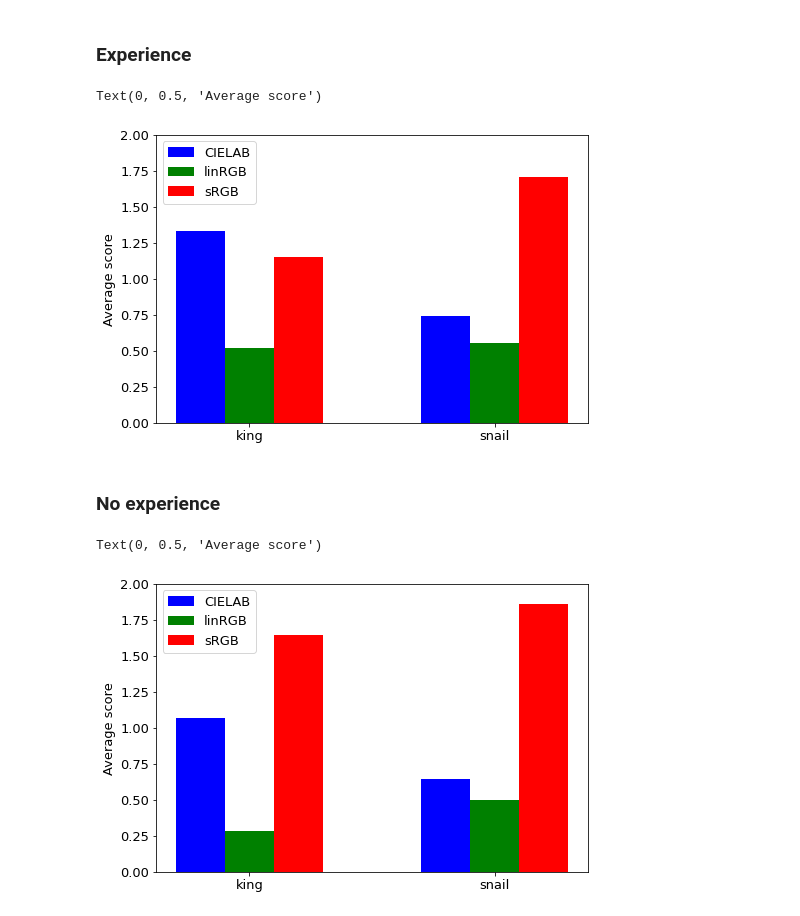
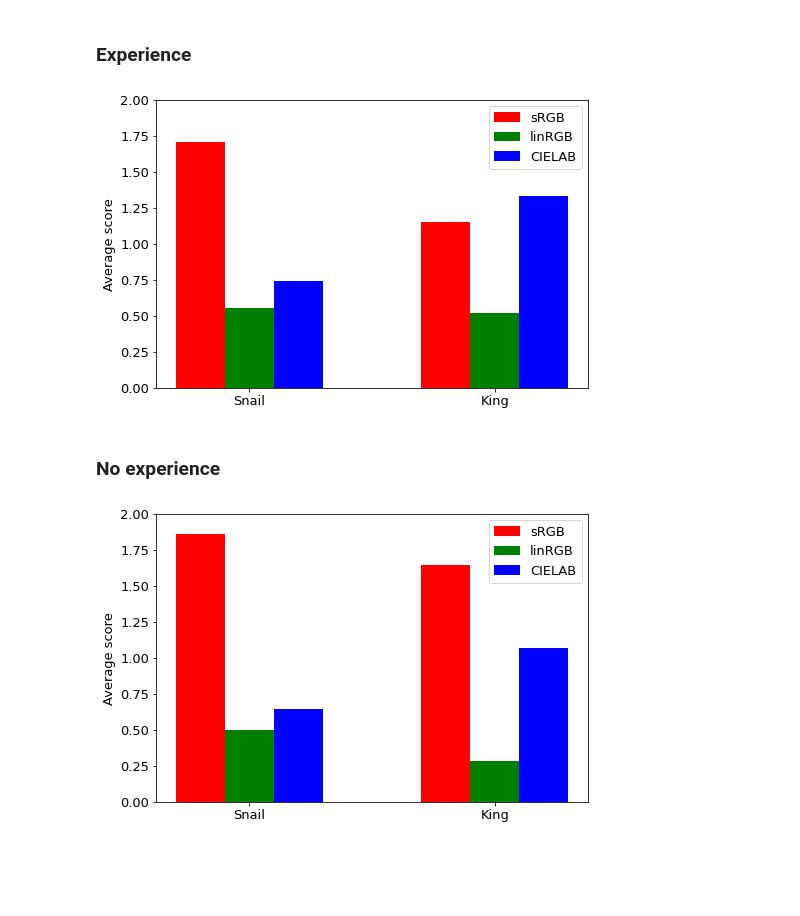
Before and after one commit to pannacotta98/color-interpolation, a Jupyter notebook: subjective-analysis/subj-analysis-test.ipynb, the cells around one changed output. Saved outputs shown, nothing was run; the diff lists cells and outputs as text; code cells hidden in the pictures; blank space fills up the shorter version.

Commit message:
update plots

```diff
--- a/subjective-analysis/subj-analysis-test.ipynb
+++ b/subjective-analysis/subj-analysis-test.ipynb
@@ -150,5 +150,5 @@ bicubic.append(interp_bird[3])
 # %%
-color_data = [color_king, color_snail]
+color_data = [color_snail,color_king]
 srgb = []
 lab = []
 linrgb = []
@@ -265,7 +281,7 @@ noexp_interp_king = no_exp_sum.iloc[11:15]
 noexp_interp_mushroom = no_exp_sum.iloc[15:19]
 noexp_color_king = no_exp_sum.iloc[19:22]
 
-exp_interp_data = [exp_interp_bus,exp_interp_king,exp_interp_mushroom]
+exp_interp_data = [exp_interp_bus,exp_interp_mushroom,exp_interp_king]
 exp_bicubic = []
 exp_bilinear = []
 exp_lanczos3 = []
@@ -278,10 +294,10 @@ for x in exp_interp_data:
     exp_ogniewski.append(x[3])
 
 # Append bird image seperately
-exp_bilinear.append(exp_interp_bird[0])
-exp_lanczos3.append(exp_interp_bird[1])
-exp_ogniewski.append(exp_interp_bird[2])
-exp_bicubic.append(exp_interp_bird[3])
+exp_bilinear.insert(0,exp_interp_bird[0])
+exp_lanczos3.insert(0,exp_interp_bird[1])
+exp_ogniewski.insert(0,exp_interp_bird[2])
+exp_bicubic.insert(0,exp_interp_bird[3])
 
 avg_exp_bilinear = [x / has_exp.shape[0] for x in exp_bilinear]
 avg_exp_bicubic = [x / has_exp.shape[0] for x in exp_bicubic]
@@ -290,7 +306,7 @@ avg_exp_ogniewski = [x / has_exp.shape[0] for x in exp_ogniewski]
 
 
 
-noexp_interp_data = [noexp_interp_bus,noexp_interp_king,noexp_interp_mushroom]
+noexp_interp_data = [noexp_interp_bus,noexp_interp_mushroom,noexp_interp_king]
 noexp_bicubic = []
 noexp_bilinear = []
 noexp_lanczos3 = []
@@ -303,10 +319,10 @@ for x in noexp_interp_data:
     noexp_ogniewski.append(x[3])
 
 # Append bird image seperately
-noexp_bilinear.append(noexp_interp_bird[0])
-noexp_lanczos3.append(noexp_interp_bird[1])
-noexp_ogniewski.append(noexp_interp_bird[2])
-noexp_bicubic.append(noexp_interp_bird[3])
+noexp_bilinear.insert(0,noexp_interp_bird[0])
+noexp_lanczos3.insert(0,noexp_interp_bird[1])
+noexp_ogniewski.insert(0,noexp_interp_bird[2])
+noexp_bicubic.insert(0,noexp_interp_bird[3])
 
 avg_noexp_bilinear = [x / no_exp.shape[0] for x in noexp_bilinear]
 avg_noexp_bicubic = [x / no_exp.shape[0] for x in noexp_bicubic]
@@ -315,7 +331,7 @@ avg_noexp_ogniewski = [x / no_exp.shape[0] for x in noexp_ogniewski]
 
 
 
-exp_color_data = [exp_color_king, exp_color_snail]
+exp_color_data = [exp_color_snail, exp_color_king]
 exp_srgb = []
 exp_lab = []
 exp_linrgb = []
@@ -331,7 +347,7 @@ avg_exp_srgb = [x / has_exp.shape[0] for x in exp_srgb]
 
 
 
-noexp_color_data = [noexp_color_king, noexp_color_snail]
+noexp_color_data = [noexp_color_snail, noexp_color_king]
 noexp_srgb = []
 noexp_lab = []
 noexp_linrgb = []
@@ -396,37 +410,37 @@ Text(0, 0.5, 'Average score')
 X = np.arange(2)
 fig = plt.figure()
 ax = fig.add_axes([0,0,1,1])
-xaxis = ['king','snail']
+xaxis = ['Snail','King']
 xi = list(range(len(xaxis)))
 plt.xticks(xi,xaxis)
 
 
-ax.bar(X - 0.2, avg_exp_lab, color = 'b', width = 0.2, align='center', label='CIELAB')
-ax.bar(X - 0.0, avg_exp_linrgb, color = 'g', width = 0.2, align='center', label='linRGB')
-ax.bar(X + 0.2, avg_exp_srgb, color = 'r', width = 0.2, align='center', label='sRGB')
-ax.legend(loc='upper left')
+ax.bar(X - 0.2, avg_exp_srgb, color = 'r', width = 0.2, align='center', label='sRGB')
+ax.bar(X + 0.0, avg_exp_linrgb, color = 'g', width = 0.2, align='center', label='linRGB')
+ax.bar(X + 0.2, avg_exp_lab, color = 'b', width = 0.2, align='center', label='CIELAB')
+
+ax.legend(loc='upper right')
 ax.set_ylim(0,2)
 ax.set_ylabel('Average score')
+#plt.savefig("color-has-exp.pdf", format="pdf", bbox_inches="tight")
 # %% [output]
-Text(0, 0.5, 'Average score')
-[figure, old version]
+[figure, new version]
 # %% [markdown]
 ### No experience
 # %%
 X = np.arange(2)
 fig = plt.figure()
 ax = fig.add_axes([0,0,1,1])
-xaxis = ['king','snail']
+xaxis = ['Snail','King']
 xi = list(range(len(xaxis)))
 plt.xticks(xi,xaxis)
 
+ax.bar(X - 0.2, avg_noexp_srgb, color = 'r', width = 0.2, align='center', label='sRGB')
+ax.bar(X + 0.0, avg_noexp_linrgb, color = 'g', width = 0.2, align='center', label='linRGB')
+ax.bar(X + 0.2, avg_noexp_lab, color = 'b', width = 0.2, align='center', label='CIELAB')
 
-ax.bar(X - 0.2, avg_noexp_lab, color = 'b', width = 0.2, align='center', label='CIELAB')
-ax.bar(X - 0.0, avg_noexp_linrgb, color = 'g', width = 0.2, align='center', label='linRGB')
-ax.bar(X + 0.2, avg_noexp_srgb, color = 'r', width = 0.2, align='center', label='sRGB')
-ax.legend(loc='upper left')
+ax.legend(loc='upper right')
 ax.set_ylim(0,2)
 ax.set_ylabel('Average score')
 # %% [output]
-Text(0, 0.5, 'Average score')
-[figure, old version]
+[figure, new version]
```
Also changed, not shown: parts of 6 cells of this notebook.
